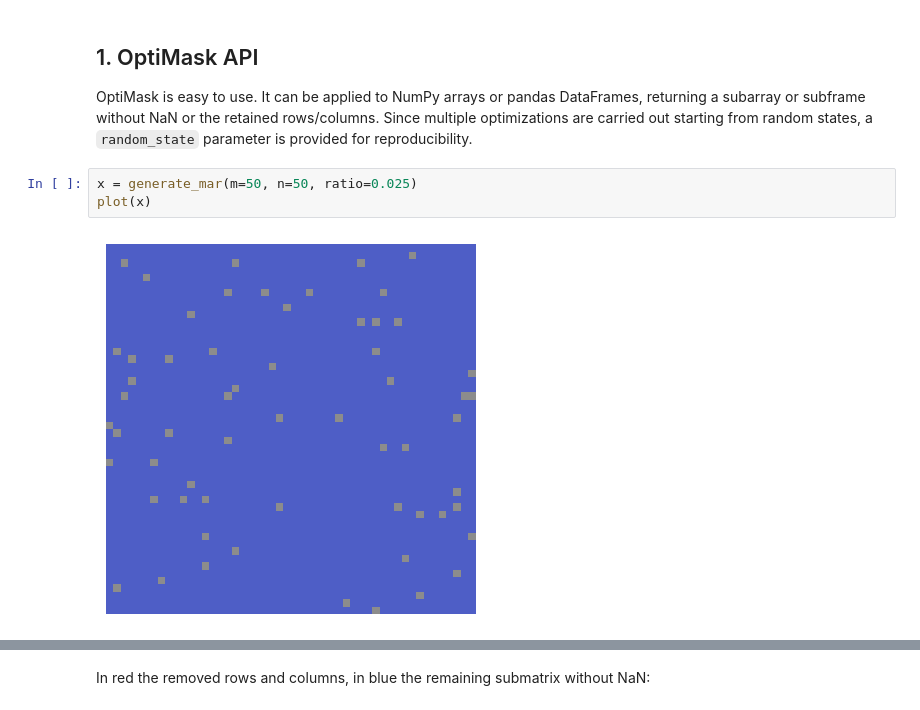
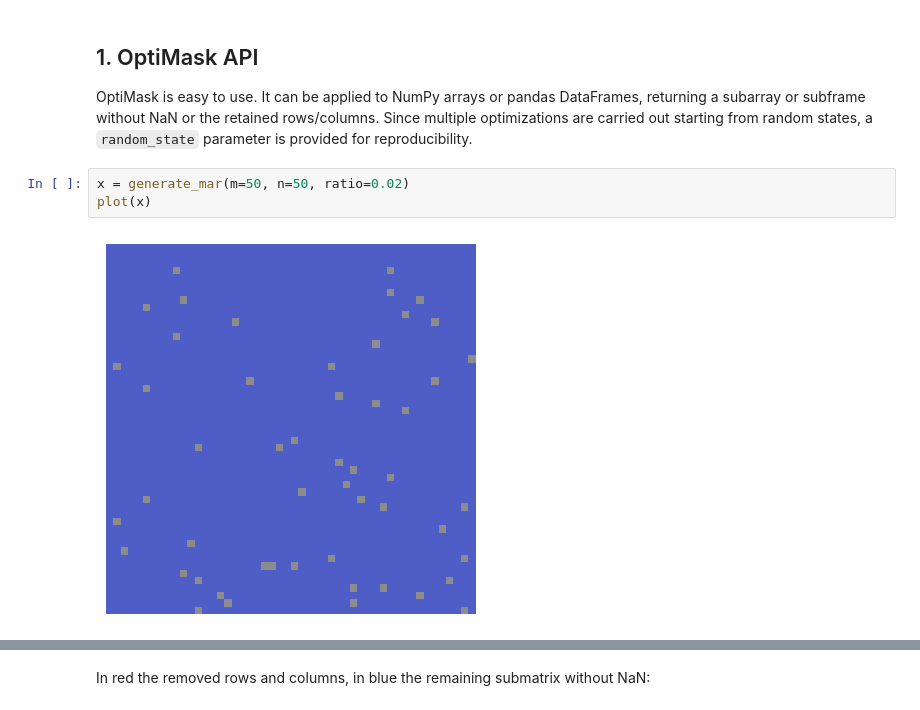
Before and after one commit to CyrilJl/OptiMask, a Jupyter notebook: notebooks/Optimask.ipynb, the cells around one changed output, grey strips where cells are left out. Drawn from its saved outputs; the diff is of its cells as text.

```diff
--- a/notebooks/Optimask.ipynb
+++ b/notebooks/Optimask.ipynb
@@ -11,8 +11,8 @@ from optimask.utils import generate_mar, plot
 
 OptiMask is easy to use. It can be applied to NumPy arrays or pandas DataFrames, returning a subarray or subframe without NaN or the retained rows/columns. Since multiple optimizations are carried out starting from random states, a `random_state` parameter is provided for reproducibility.
 # %%
-x = generate_mar(m=50, n=50, ratio=0.025)
+x = generate_mar(m=50, n=50, ratio=0.02)
 plot(x)
 # %% [output]
-[figure, old version]
+[figure, new version]
 # %%
```
Also changed, not shown: parts of 22 cells of this notebook, 1 other file.
